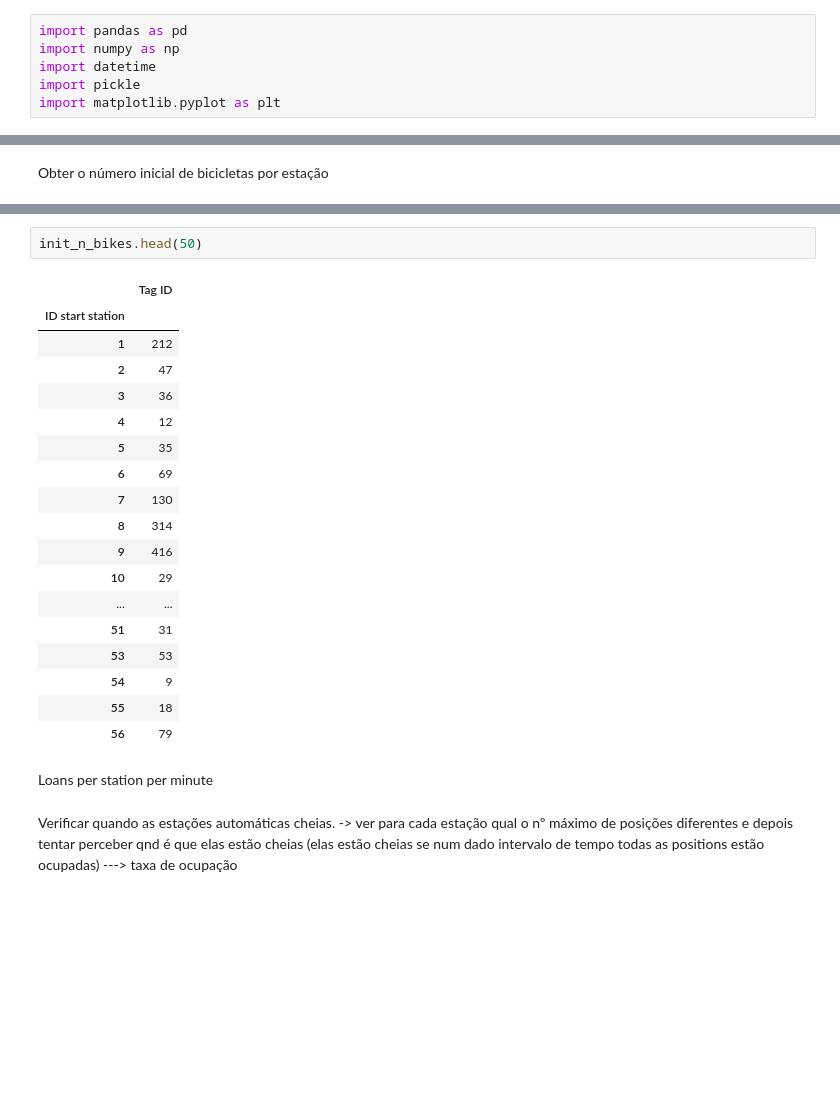
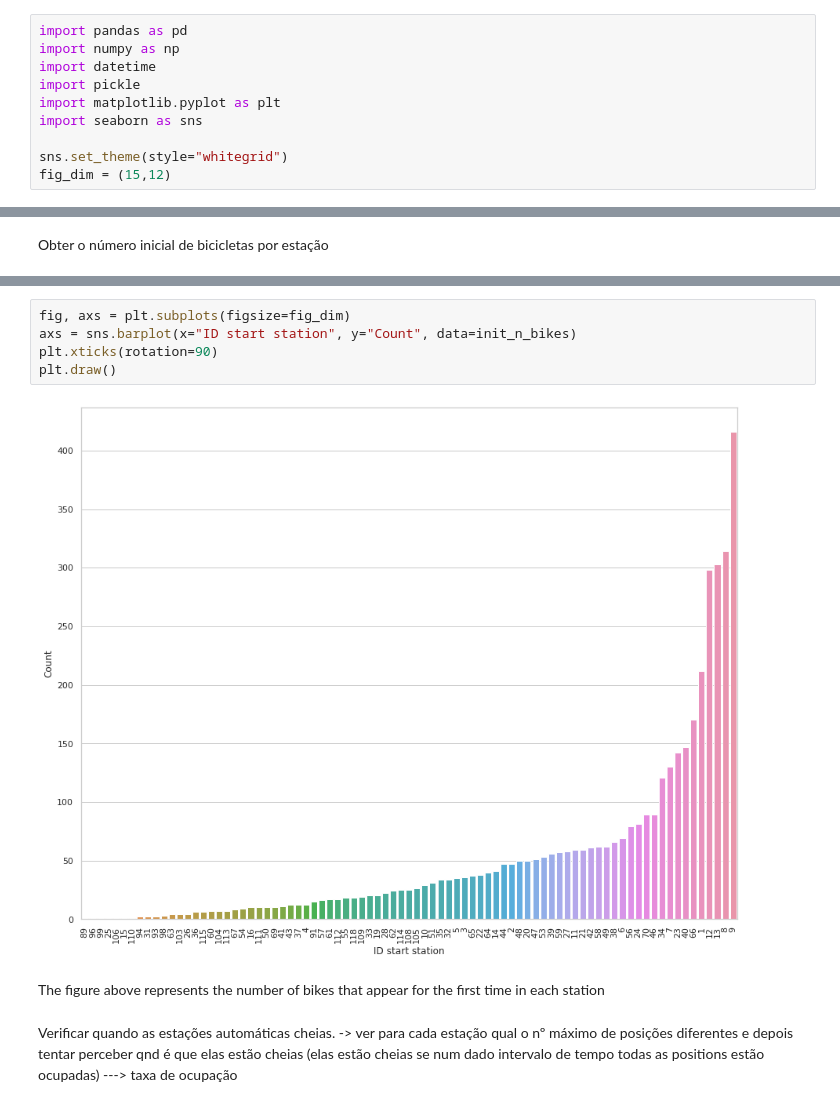
Before and after one commit to anafsa/ChildrenOfJupyter, a Jupyter notebook: Stage-3/EDA-Ana.ipynb, the cells around one changed output, grey strips where cells are left out. Saved outputs shown, nothing was run; the diff lists cells and outputs as text; blank space fills up the shorter version.

```diff
--- a/Stage-3/EDA-Ana.ipynb
+++ b/Stage-3/EDA-Ana.ipynb
@@ -4,6 +4,10 @@ import numpy as np
 import datetime
 import pickle
 import matplotlib.pyplot as plt
+import seaborn as sns
+
+sns.set_theme(style="whitegrid")
+fig_dim = (15,12)
 # %% [markdown]
 Notas: A nossa solução inicial assumia que era possível fazer o tracing das bicicletas, mas após ser fornecido o dicionário, percebemos que tal não era possível dado que "The same bike can have multiple tags over the year".
 # %%
@@ -171,26 +169,12 @@ init_n_bikes.tail()
-# %%
-init_n_bikes.head(50)
-# %% [output]
-|  | Tag ID |
-| ID start station |  |
-| 1 | 212 |
-| 2 | 47 |
-| 3 | 36 |
-| 4 | 12 |
-| 5 | 35 |
-| 6 | 69 |
-| 7 | 130 |
-| 8 | 314 |
-| 9 | 416 |
-| 10 | 29 |
-| ... | ... |
-| 51 | 31 |
-| 53 | 53 |
-| 54 | 9 |
-| 55 | 18 |
-| 56 | 79 |
-# %% [markdown]
-Loans per station per minute
+# %%
+fig, axs = plt.subplots(figsize=fig_dim)
+axs = sns.barplot(x="ID start station", y="Count", data=init_n_bikes)
+plt.xticks(rotation=90)
+plt.draw()
+# %% [output]
+[figure, added]
+# %% [markdown]
+The figure above represents the number of bikes that appear for the first time in each station
 # %% [markdown]
 Verificar quando as estações automáticas cheias. -> ver para cada estação qual o nº máximo de posições diferentes e depois tentar perceber qnd é que elas estão cheias (elas estão cheias se num dado intervalo de tempo todas as positions estão ocupadas) ---> taxa de ocupação
 # %% [markdown]
```
Also changed, not shown: parts of 9 cells of this notebook.
